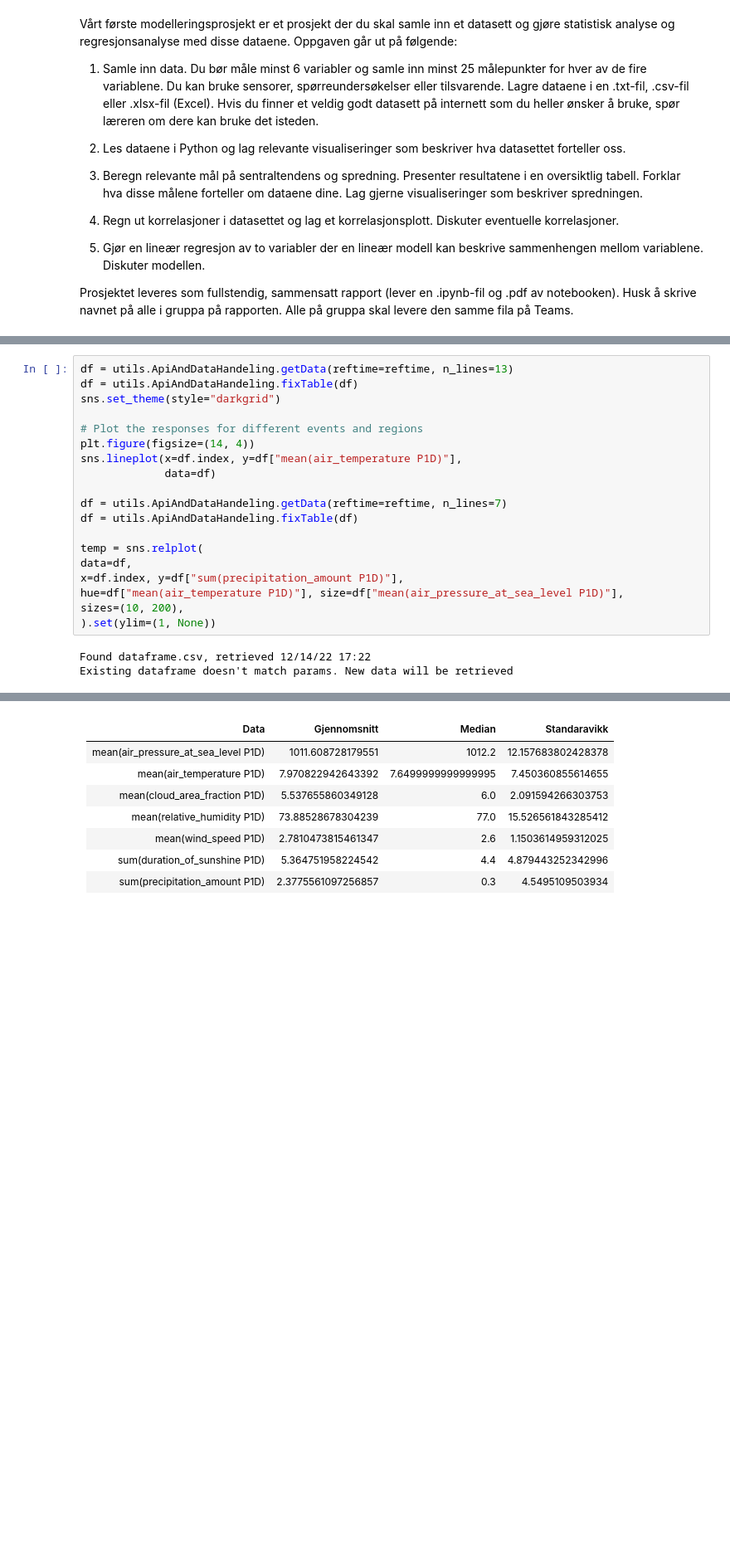
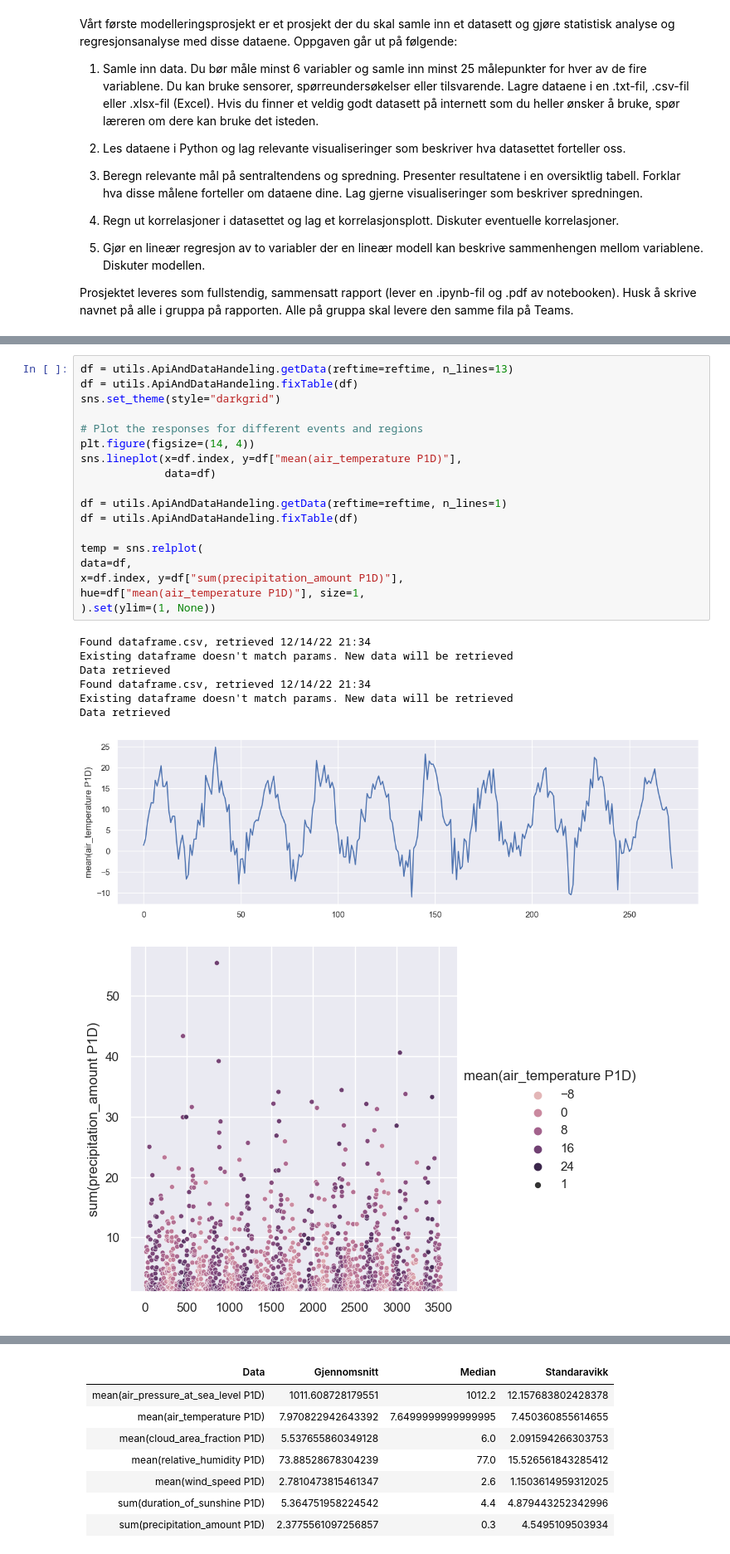
Before and after one commit to Vorckea/ProgPro1, a Jupyter notebook: ProgPro.ipynb, the cells around one changed output, grey strips where cells are left out. Shown at 83% size. Drawn from its saved outputs; the diff is of its cells as text; blank space fills up the shorter version.

```diff
--- a/ProgPro.ipynb
+++ b/ProgPro.ipynb
@@ -54,22 +85,27 @@ Data retrieved
 # %%
 df = utils.ApiAndDataHandeling.getData(reftime=reftime, n_lines=13)
 df = utils.ApiAndDataHandeling.fixTable(df)
 sns.set_theme(style="darkgrid")
 
 # Plot the responses for different events and regions
 plt.figure(figsize=(14, 4))
 sns.lineplot(x=df.index, y=df["mean(air_temperature P1D)"],
              data=df)
 
-df = utils.ApiAndDataHandeling.getData(reftime=reftime, n_lines=7)
+df = utils.ApiAndDataHandeling.getData(reftime=reftime, n_lines=1)
 df = utils.ApiAndDataHandeling.fixTable(df)
 
 temp = sns.relplot(
 data=df,
 x=df.index, y=df["sum(precipitation_amount P1D)"],
-hue=df["mean(air_temperature P1D)"], size=df["mean(air_pressure_at_sea_level P1D)"],
-sizes=(10, 200),
+hue=df["mean(air_temperature P1D)"], size=1,
 ).set(ylim=(1, None))
 # %% [output]
-Found dataframe.csv, retrieved 12/14/22 17:22
+Found dataframe.csv, retrieved 12/14/22 21:34
 Existing dataframe doesn't match params. New data will be retrieved
+Data retrieved
+Found dataframe.csv, retrieved 12/14/22 21:34
+Existing dataframe doesn't match params. New data will be retrieved
+Data retrieved
+[figure, added]
+[figure, added]
```
Also changed, not shown: parts of 18 cells of this notebook.
